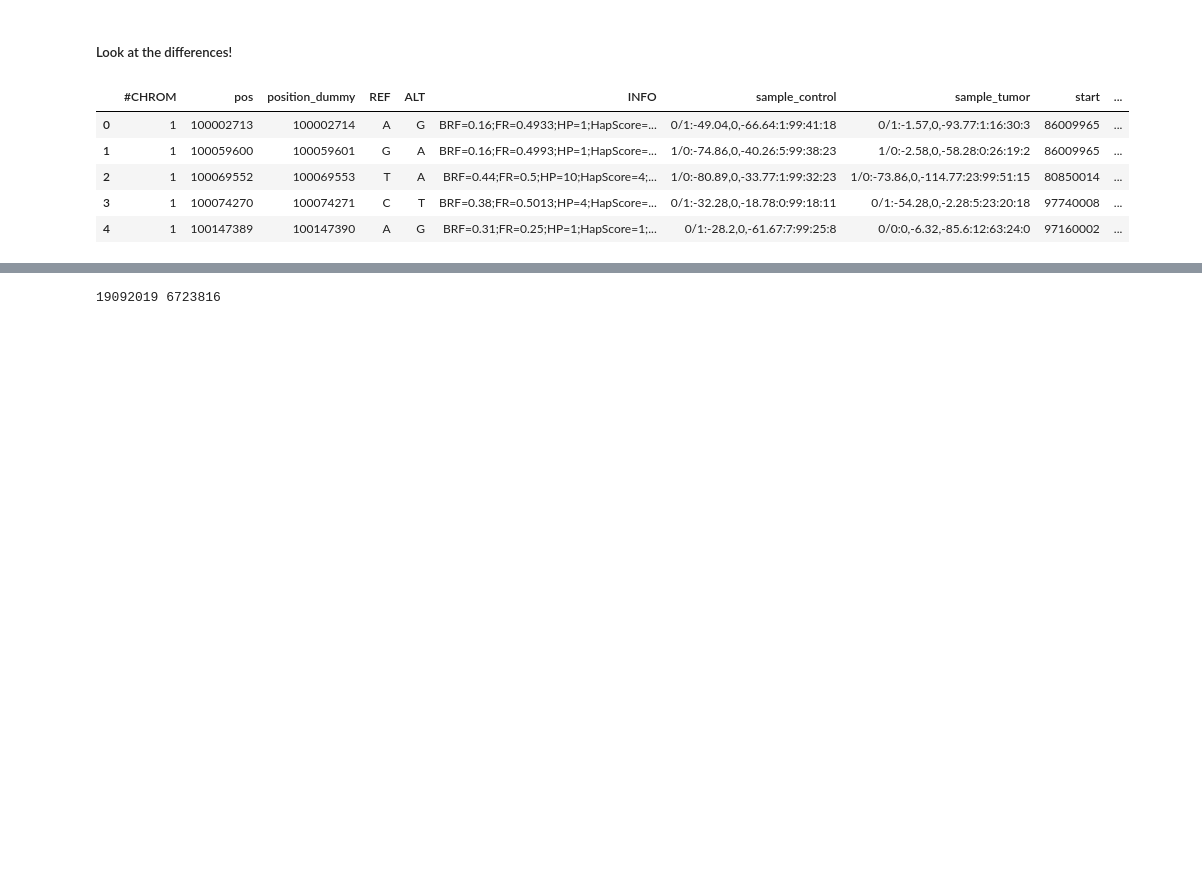
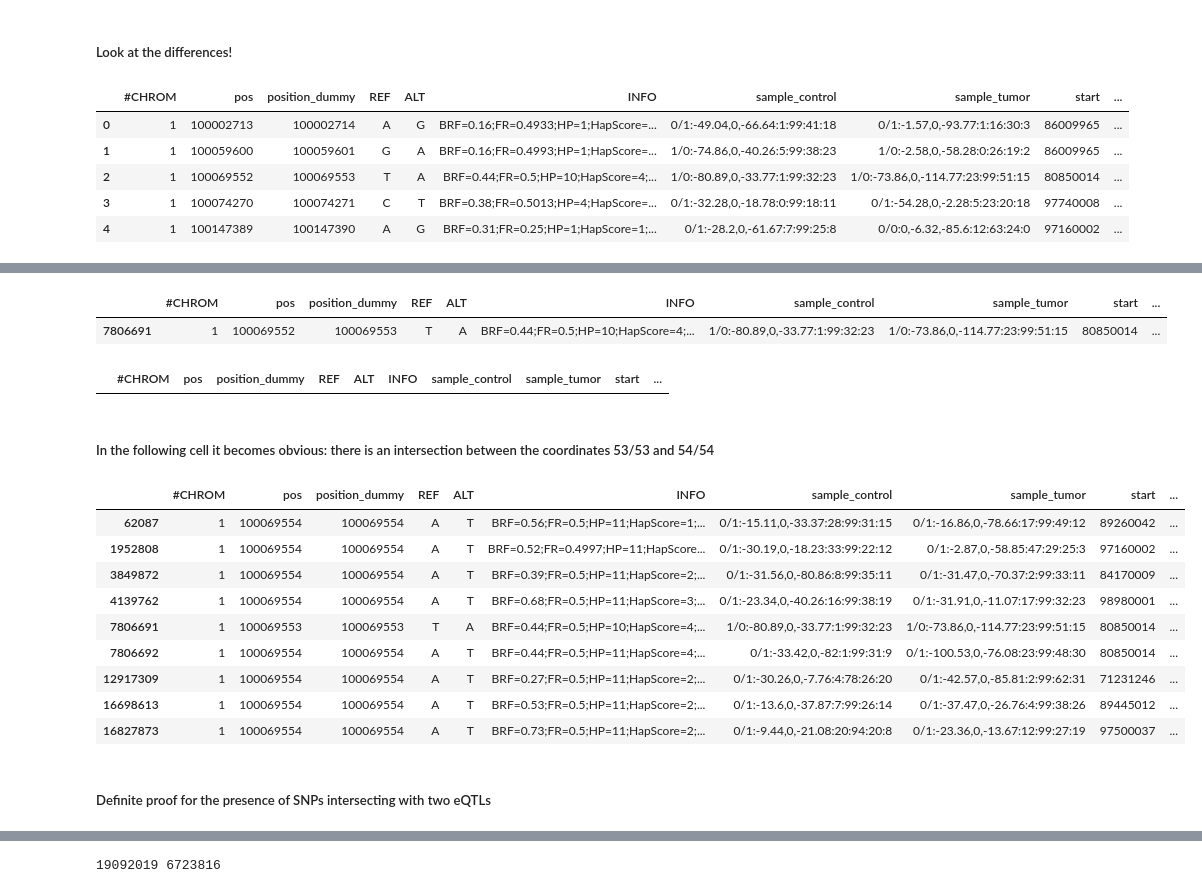
Before and after one commit to Jonas-B-Frank/BA_Junk, a Jupyter notebook: analysis/check_elimnated_positions.ipynb, the cells around one changed output, grey strips where cells are left out. Saved outputs shown, nothing was run; the diff lists cells and outputs as text; code cells hidden in the pictures; blank space fills up the shorter version.

```diff
--- a/analysis/check_elimnated_positions.ipynb
+++ b/analysis/check_elimnated_positions.ipynb
@@ -47,0 +42,9 @@ all_lines[all_lines['pos'] == 100069553]
+# %%
+all_lines[all_lines['pos'] == 100069552]
+# %% [output]
+|  | #CHROM | pos | position_dummy | REF | ALT | INFO | sample_control | sample_tumor | start | ... |
+| 7806691 | 1 | 100069552 | 100069553 | T | A | BRF=0.44;FR=0.5;HP=10;HapScore=4;... | 1/0:-80.89,0,-33.77:1:99:32:23 | 1/0:-73.86,0,-114.77:23:99:51:15 | 80850014 | ... |
+# %%
+all_lines[all_lines['pos'] == 100074270]
+# %% [output]
+|  | #CHROM | pos | position_dummy | REF | ALT | INFO | sample_control | sample_tumor | start | ... |
@@ -47,0 +54,17 @@ all_lines[all_lines['pos'] == 100069553]
+# %% [markdown]
+##### In the following cell it becomes obvious: there is an intersection between the coordinates 53/53 and 54/54
+# %%
+all_lines_adapted[all_lines_adapted['POS'] == 100069554]
+# %% [output]
+|  | #CHROM | pos | position_dummy | REF | ALT | INFO | sample_control | sample_tumor | start | ... |
+| 62087 | 1 | 100069554 | 100069554 | A | T | BRF=0.56;FR=0.5;HP=11;HapScore=1;... | 0/1:-15.11,0,-33.37:28:99:31:15 | 0/1:-16.86,0,-78.66:17:99:49:12 | 89260042 | ... |
+| 1952808 | 1 | 100069554 | 100069554 | A | T | BRF=0.52;FR=0.4997;HP=11;HapScore... | 0/1:-30.19,0,-18.23:33:99:22:12 | 0/1:-2.87,0,-58.85:47:29:25:3 | 97160002 | ... |
+| 3849872 | 1 | 100069554 | 100069554 | A | T | BRF=0.39;FR=0.5;HP=11;HapScore=2;... | 0/1:-31.56,0,-80.86:8:99:35:11 | 0/1:-31.47,0,-70.37:2:99:33:11 | 84170009 | ... |
+| 4139762 | 1 | 100069554 | 100069554 | A | T | BRF=0.68;FR=0.5;HP=11;HapScore=3;... | 0/1:-23.34,0,-40.26:16:99:38:19 | 0/1:-31.91,0,-11.07:17:99:32:23 | 98980001 | ... |
+| 7806691 | 1 | 100069553 | 100069553 | T | A | BRF=0.44;FR=0.5;HP=10;HapScore=4;... | 1/0:-80.89,0,-33.77:1:99:32:23 | 1/0:-73.86,0,-114.77:23:99:51:15 | 80850014 | ... |
+| 7806692 | 1 | 100069554 | 100069554 | A | T | BRF=0.44;FR=0.5;HP=11;HapScore=4;... | 0/1:-33.42,0,-82:1:99:31:9 | 0/1:-100.53,0,-76.08:23:99:48:30 | 80850014 | ... |
+| 12917309 | 1 | 100069554 | 100069554 | A | T | BRF=0.27;FR=0.5;HP=11;HapScore=2;... | 0/1:-30.26,0,-7.76:4:78:26:20 | 0/1:-42.57,0,-85.81:2:99:62:31 | 71231246 | ... |
+| 16698613 | 1 | 100069554 | 100069554 | A | T | BRF=0.53;FR=0.5;HP=11;HapScore=2;... | 0/1:-13.6,0,-37.87:7:99:26:14 | 0/1:-37.47,0,-26.76:4:99:38:26 | 89445012 | ... |
+| 16827873 | 1 | 100069554 | 100069554 | A | T | BRF=0.73;FR=0.5;HP=11;HapScore=2;... | 0/1:-9.44,0,-21.08:20:94:20:8 | 0/1:-23.36,0,-13.67:12:99:27:19 | 97500037 | ... |
+# %% [markdown]
+##### Definite proof for the presence of SNPs intersecting with two eQTLs
```
Also changed, not shown: parts of 23 cells of this notebook, 4 other files.
